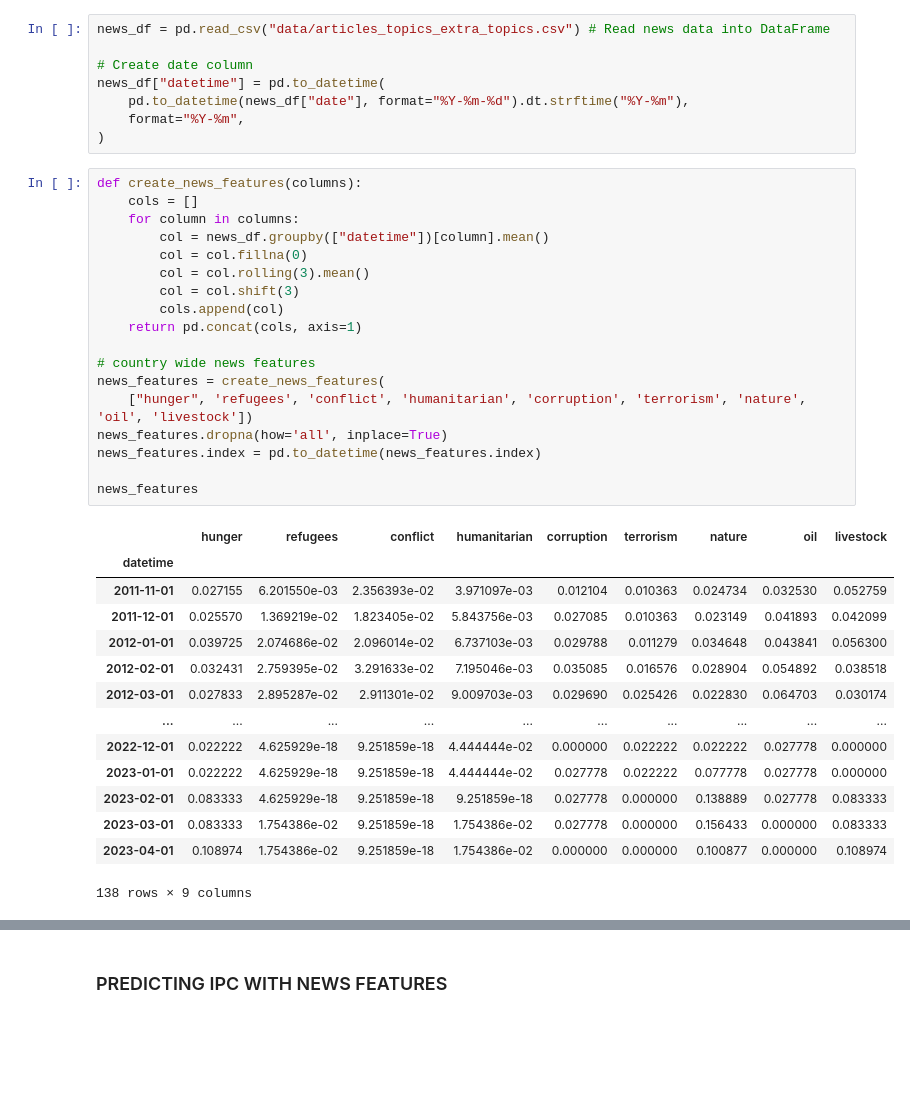
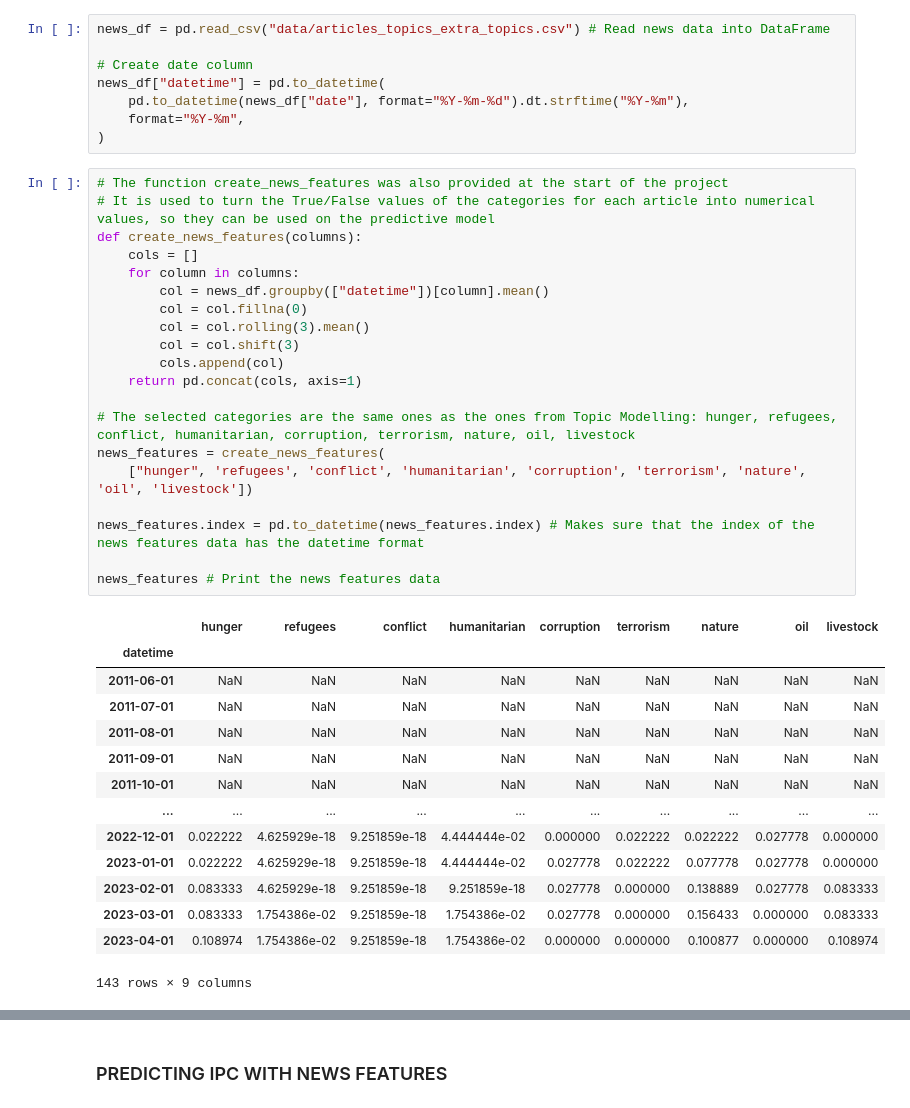
Before and after one commit to jdobladez/JBG060-group9, a Jupyter notebook: logistic_regression.ipynb, the cells around one changed output, grey strips where cells are left out. Cells and saved outputs as stored; diff of their text form; blank space fills up the shorter version.

```diff
--- a/logistic_regression.ipynb
+++ b/logistic_regression.ipynb
@@ -144,36 +152,38 @@ news_df["datetime"] = pd.to_datetime(
     format="%Y-%m",
 )
 # %%
+# The function create_news_features was also provided at the start of the project
+# It is used to turn the True/False values of the categories for each article into numerical values, so they can be used on the predictive model
 def create_news_features(columns):
     cols = []
     for column in columns:
         col = news_df.groupby(["datetime"])[column].mean()
         col = col.fillna(0)
         col = col.rolling(3).mean()
         col = col.shift(3)
         cols.append(col)
     return pd.concat(cols, axis=1)
 
-# country wide news features
+# The selected categories are the same ones as the ones from Topic Modelling: hunger, refugees, conflict, humanitarian, corruption, terrorism, nature, oil, livestock
 news_features = create_news_features(
     ["hunger", 'refugees', 'conflict', 'humanitarian', 'corruption', 'terrorism', 'nature', 'oil', 'livestock'])
-news_features.dropna(how='all', inplace=True)
-news_features.index = pd.to_datetime(news_features.index)
 
-news_features
+news_features.index = pd.to_datetime(news_features.index) # Makes sure that the index of the news features data has the datetime format
+
+news_features # Print the news features data
 # %% [output]
 |  | hunger | refugees | conflict | humanitarian | corruption | terrorism | nature | oil | livestock |
 | datetime |  |  |  |  |  |  |  |  |  |
-| 2011-11-01 | 0.027155 | 6.201550e-03 | 2.356393e-02 | 3.971097e-03 | 0.012104 | 0.010363 | 0.024734 | 0.032530 | 0.052759 |
-| 2011-12-01 | 0.025570 | 1.369219e-02 | 1.823405e-02 | 5.843756e-03 | 0.027085 | 0.010363 | 0.023149 | 0.041893 | 0.042099 |
-| 2012-01-01 | 0.039725 | 2.074686e-02 | 2.096014e-02 | 6.737103e-03 | 0.029788 | 0.011279 | 0.034648 | 0.043841 | 0.056300 |
-| 2012-02-01 | 0.032431 | 2.759395e-02 | 3.291633e-02 | 7.195046e-03 | 0.035085 | 0.016576 | 0.028904 | 0.054892 | 0.038518 |
-| 2012-03-01 | 0.027833 | 2.895287e-02 | 2.911301e-02 | 9.009703e-03 | 0.029690 | 0.025426 | 0.022830 | 0.064703 | 0.030174 |
+| 2011-06-01 | NaN | NaN | NaN | NaN | NaN | NaN | NaN | NaN | NaN |
+| 2011-07-01 | NaN | NaN | NaN | NaN | NaN | NaN | NaN | NaN | NaN |
+| 2011-08-01 | NaN | NaN | NaN | NaN | NaN | NaN | NaN | NaN | NaN |
+| 2011-09-01 | NaN | NaN | NaN | NaN | NaN | NaN | NaN | NaN | NaN |
+| 2011-10-01 | NaN | NaN | NaN | NaN | NaN | NaN | NaN | NaN | NaN |
 | ... | ... | ... | ... | ... | ... | ... | ... | ... | ... |
 | 2022-12-01 | 0.022222 | 4.625929e-18 | 9.251859e-18 | 4.444444e-02 | 0.000000 | 0.022222 | 0.022222 | 0.027778 | 0.000000 |
 | 2023-01-01 | 0.022222 | 4.625929e-18 | 9.251859e-18 | 4.444444e-02 | 0.027778 | 0.022222 | 0.077778 | 0.027778 | 0.000000 |
 | 2023-02-01 | 0.083333 | 4.625929e-18 | 9.251859e-18 | 9.251859e-18 | 0.027778 | 0.000000 | 0.138889 | 0.027778 | 0.083333 |
 | 2023-03-01 | 0.083333 | 1.754386e-02 | 9.251859e-18 | 1.754386e-02 | 0.027778 | 0.000000 | 0.156433 | 0.000000 | 0.083333 |
 | 2023-04-01 | 0.108974 | 1.754386e-02 | 9.251859e-18 | 1.754386e-02 | 0.000000 | 0.000000 | 0.100877 | 0.000000 | 0.108974 |
-138 rows × 9 columns
+143 rows × 9 columns
 # %%
```
Also changed, not shown: parts of 23 cells of this notebook, 1 other file.
